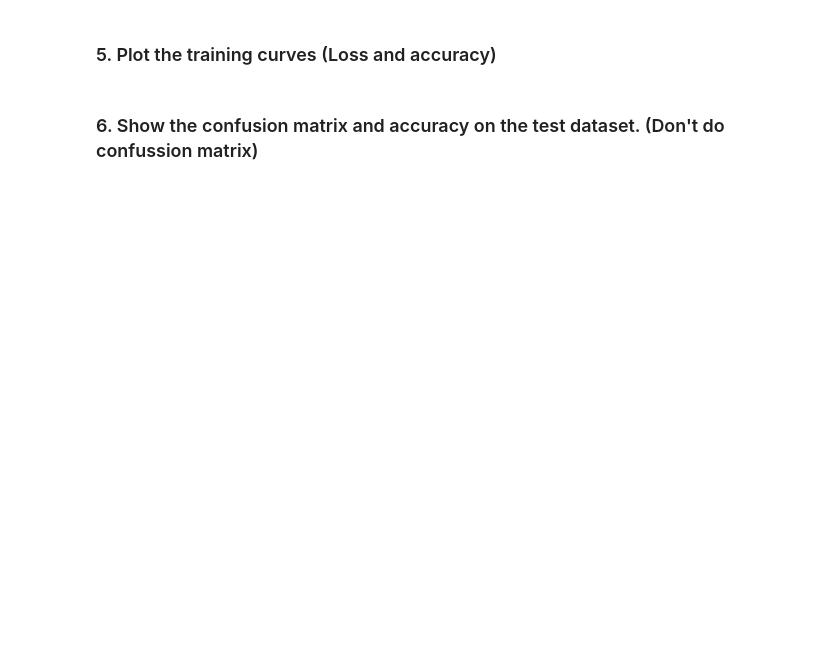
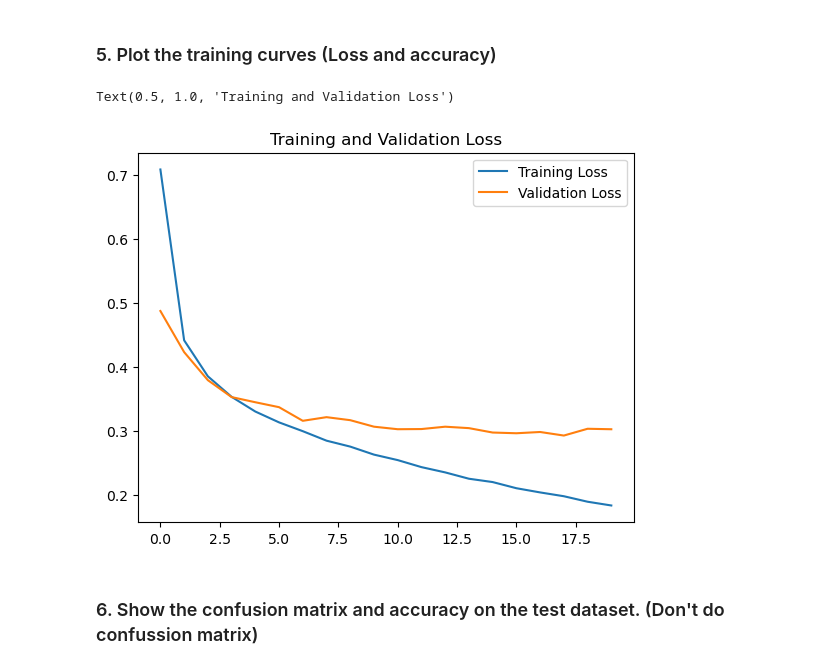
Before and after one commit to Tietgen-ITU/applied-artificial-intelligence, a Jupyter notebook: exercises/lecture-04/Convolutional_networks.ipynb, the cells around one changed output. Cells and saved outputs as stored; diff of their text form; code cells hidden in the pictures; blank space fills up the shorter version.

```diff
--- a/exercises/lecture-04/Convolutional_networks.ipynb
+++ b/exercises/lecture-04/Convolutional_networks.ipynb
@@ -217,4 +288,13 @@ Validation Loss: 0.3334345106780529
 # %% [markdown]
 ### 5. Plot the training curves (Loss and accuracy)
+# %%
+x = range(20)
+plt.plot(x, loss_train, label='Training Loss')
+plt.plot(x, loss_valid, label='Validation Loss')
+plt.legend()
+plt.title("Training and Validation Loss")
+# %% [output]
+Text(0.5, 1.0, 'Training and Validation Loss')
+[figure, added]
 # %% [markdown]
 ### 6. Show the confusion matrix and accuracy on the test dataset. (Don't do confussion matrix)
```
Also changed, not shown: parts of 18 cells of this notebook, 1 other file.
